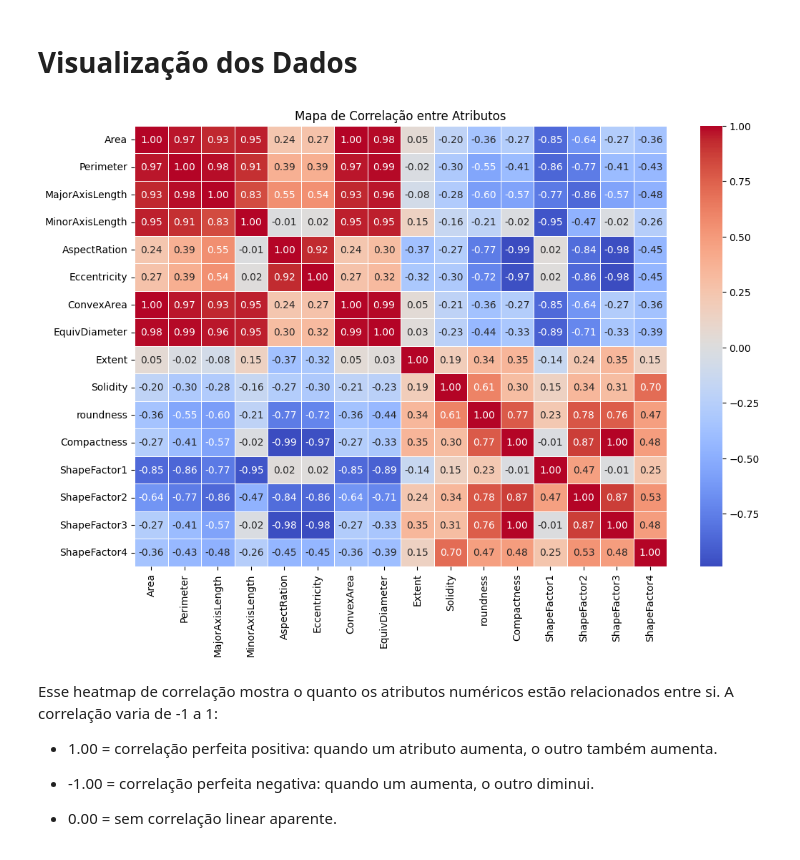
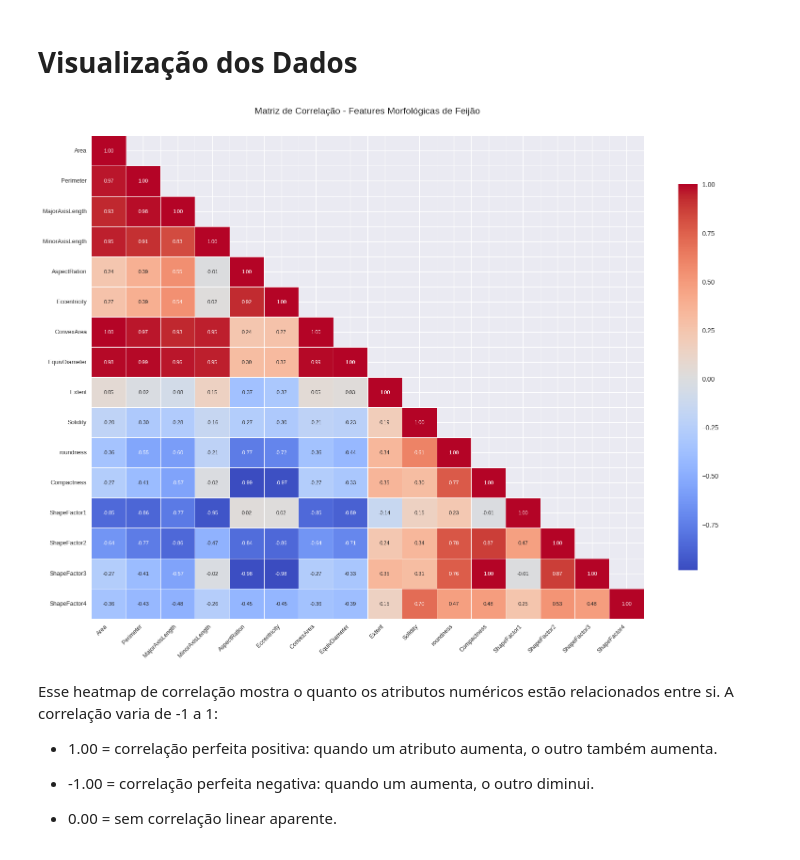
Before and after one commit to juniors719/dry_bean_classifier, a Jupyter notebook: dry_bean_classification.ipynb, the cells around one changed output. Saved outputs shown, nothing was run; the diff lists cells and outputs as text; code cells hidden in the pictures.

```diff
--- a/dry_bean_classification.ipynb
+++ b/dry_bean_classification.ipynb
@@ -130,12 +135,26 @@ O método `describe()` é utilizado para gerar estatísticas descritivas, como a
 # %% [markdown]
 # Visualização dos Dados
 # %%
-plt.figure(figsize=(12, 8))
-sns.heatmap(df.corr(numeric_only=True), annot=True, cmap='coolwarm', fmt='.2f', linewidths=0.5)
-plt.title('Mapa de Correlação entre Atributos')
+mask = np.triu(np.ones_like(df.corr(numeric_only=True)), k=1)
+
+plt.figure(figsize=(16, 12))
+sns.heatmap(df.corr(numeric_only=True),
+            annot=True,
+            cmap='coolwarm',
+            fmt='.2f',
+            linewidths=0.5,
+            mask=mask,
+            cbar_kws={'shrink': 0.8},
+            annot_kws={'size': 8})
+
+plt.title('Matriz de Correlação - Features Morfológicas de Feijão\n',
+         fontsize=14, pad=20)
+plt.xticks(rotation=45, ha='right', fontsize=9)
+plt.yticks(fontsize=9)
+plt.tight_layout()
 plt.show()
 # %% [output]
-[figure, old version]
+[figure, new version]
 # %% [markdown]
 Esse heatmap de correlação mostra o quanto os atributos numéricos  estão relacionados entre si. A correlação varia de -1 a 1:
 
```
Also changed, not shown: parts of 19 cells of this notebook.
